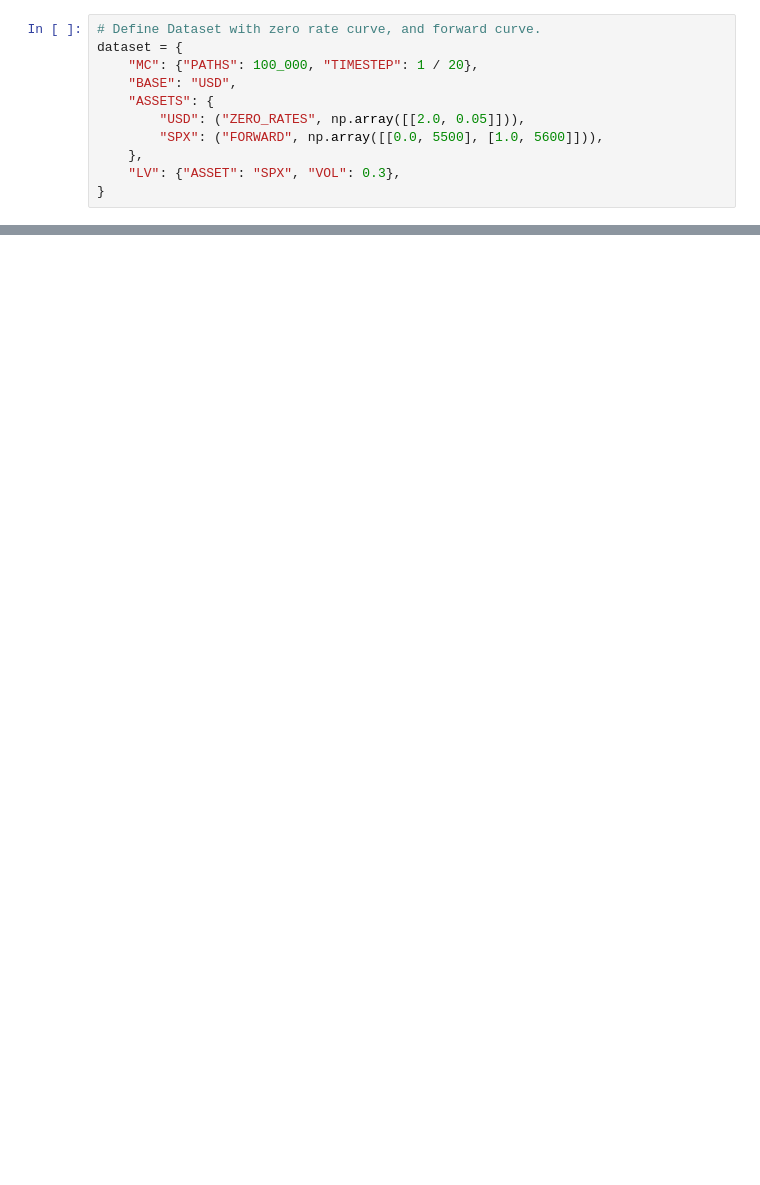
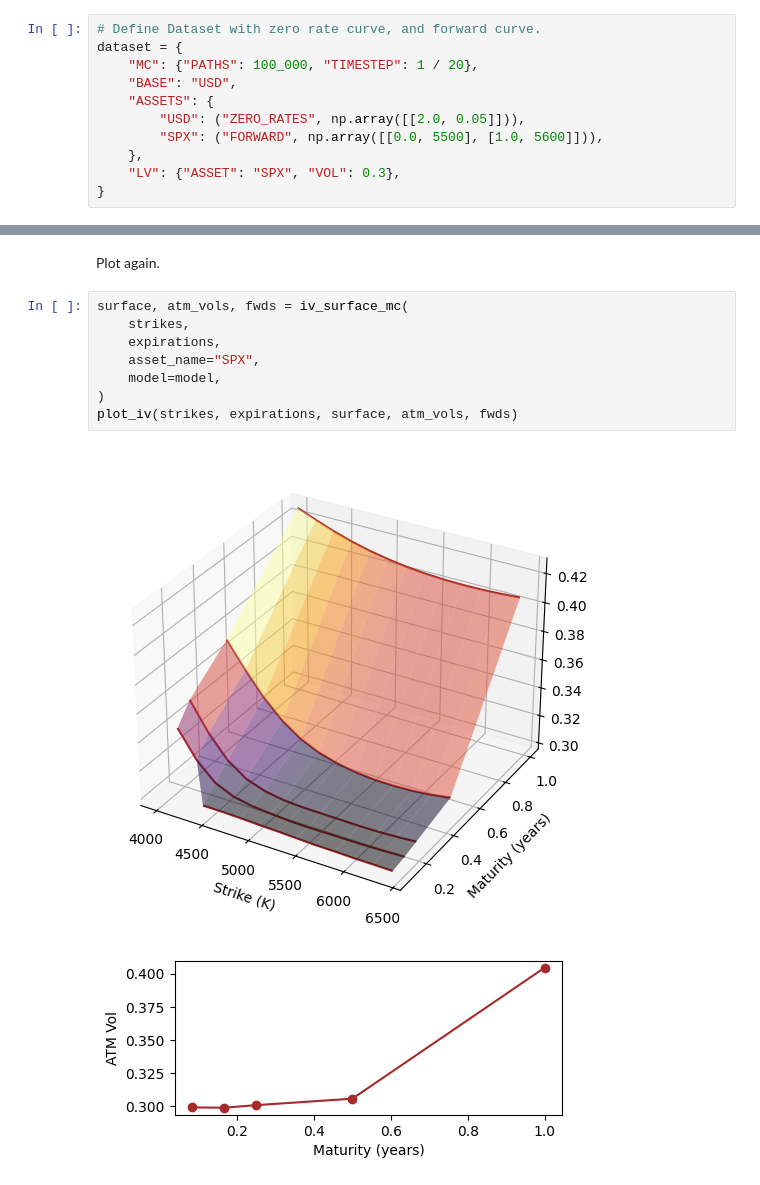
Before and after one commit to finlib/finmc, a Jupyter notebook: notebooks/localvol.ipynb, the cells around one changed output, grey strips where cells are left out. Drawn from its saved outputs; the diff is of its cells as text; blank space fills up the shorter version.

Commit message:
move plots to the package

```diff
--- a/notebooks/localvol.ipynb
+++ b/notebooks/localvol.ipynb
@@ -45,0 +75,13 @@ plot_iv(strikes, expirations, surface, atm_vols, fwds)
+# %% [markdown]
+Plot again.
+# %%
+surface, atm_vols, fwds = iv_surface_mc(
+    strikes,
+    expirations,
+    asset_name="SPX",
+    model=model,
+)
+plot_iv(strikes, expirations, surface, atm_vols, fwds)
+# %% [output]
+[figure, added]
+[figure, added]
```
Also changed, not shown: parts of 12 cells of this notebook, 6 other files.
